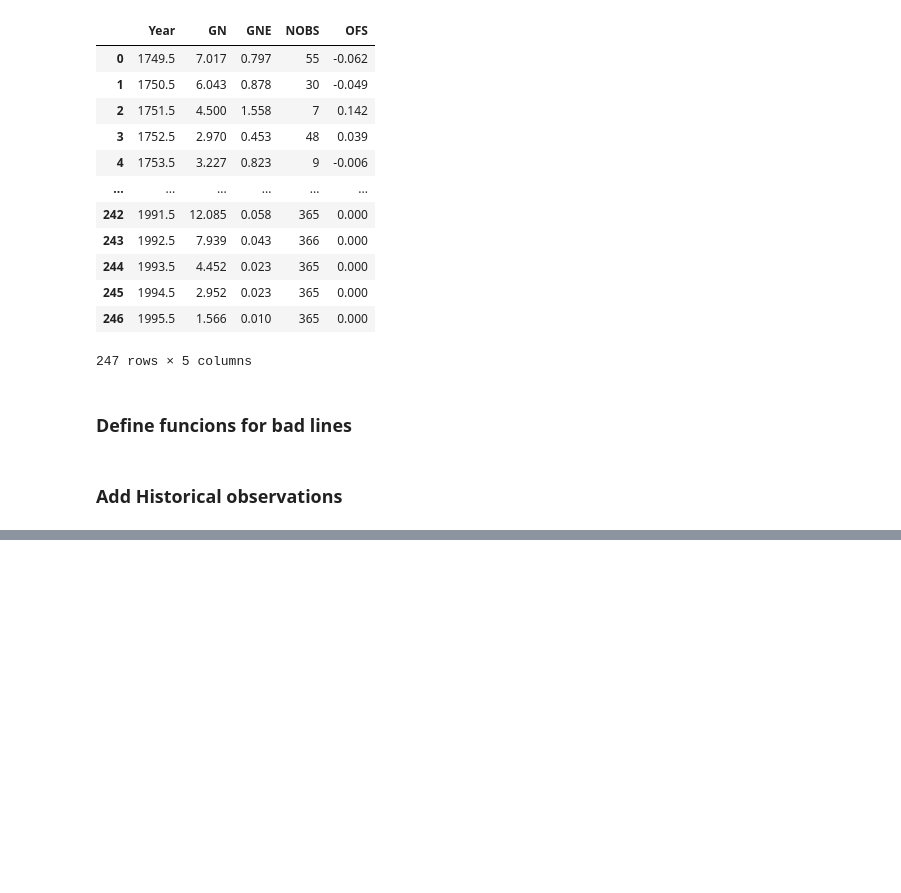
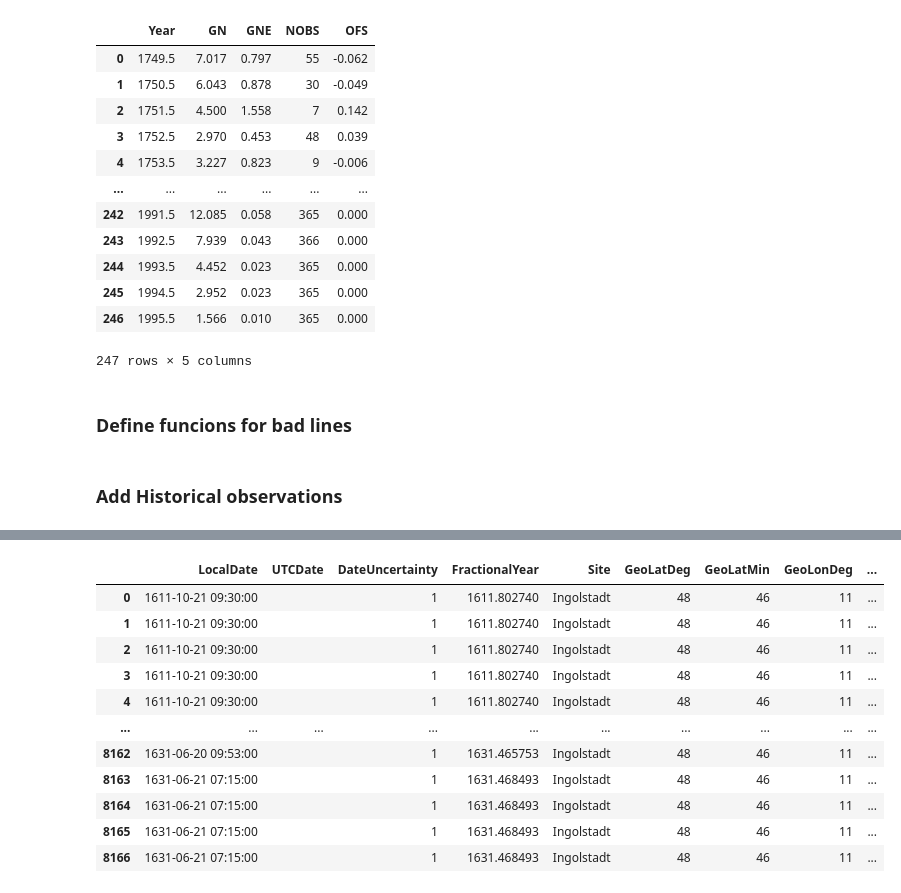
Before and after one commit to amunozj/butterfly_diagram_data, a Jupyter notebook: notebooks/AMJ_HH_long_term_Bfly_1_data_merge.ipynb, the cells around one changed output, grey strips where cells are left out. Saved outputs shown, nothing was run; the diff lists cells and outputs as text; code cells hidden in the pictures; blank space fills up the shorter version.

```diff
--- a/notebooks/AMJ_HH_long_term_Bfly_1_data_merge.ipynb
+++ b/notebooks/AMJ_HH_long_term_Bfly_1_data_merge.ipynb
@@ -3580,0 +273,89 @@ axcb2.set_yticks([])
+# %%
+# Bfly = {}
+
+# --------------------------------------------------------------------------------------------
+# Scheiner
+Bfly["Scheiner"] = {}
+Bfly["Scheiner"]["DF"] = pd.read_table(
+    DATA_FOLDER + "input_data/1611_1631_scheiner_v1.1_20160707.txt",
+    delimiter=r"\s+",
+    engine="python",
+    on_bad_lines=bad_line_printer,
+)
+
+Bfly["Scheiner"]["DF"]["Ordinal"] = Bfly["Scheiner"]["DF"].apply(
+    lambda x: datetime.date(int(x["YYYY"]), int(x["MM"]), int(x["DD"])).toordinal(),
+    axis=1,
+)
+
+Bfly["Scheiner"]["DF"]["FractionalYear"] = Bfly["Scheiner"]["DF"].apply(
+    lambda x: x["YYYY"]
+    + (
+        datetime.date(x["YYYY"], x["MM"], x["DD"]).toordinal()
+        - datetime.date(x["YYYY"], 1, 1).toordinal()
+    )
+    / (
+        datetime.date(x["YYYY"] + 1, 1, 1).toordinal()
+        - datetime.date(x["YYYY"], 1, 1).toordinal()
+    ),
+    axis=1,
+)
+
+Bfly["Scheiner"]["DF"]["LocalDate"] = Bfly["Scheiner"]["DF"].apply(
+    lambda x: datetime.datetime(
+        int(x["YYYY"]), int(x["MM"]), int(x["DD"]), int(x["HH"]), int(x["MI"]), 0
+    ),
+    axis=1,
+)
+
+Bfly["Scheiner"]["DF"]["UTCDate"] = ''
+Bfly["Scheiner"]["DF"]["DateUncertainty"] = 1
+Bfly["Scheiner"]["DF"].loc[:,"Site"] = "Ingolstadt"
+Bfly["Scheiner"]["DF"]["GeoLatDeg"] = 48
+Bfly["Scheiner"]["DF"]["GeoLatMin"] = 46
+Bfly["Scheiner"]["DF"]["GeoLonDeg"] = 11
+Bfly["Scheiner"]["DF"]["GeoLonMin"] = 25
+Bfly["Scheiner"]["DF"]["Year"] = Bfly["Scheiner"]["DF"]["YYYY"]
+Bfly["Scheiner"]["DF"]["Month"] = Bfly["Scheiner"]["DF"]["MM"]
+Bfly["Scheiner"]["DF"]["Day"] = Bfly["Scheiner"]["DF"]["DD"]
+Bfly["Scheiner"]["DF"]["Hour"] = Bfly["Scheiner"]["DF"]["HH"].astype(int)
+Bfly["Scheiner"]["DF"]["Minute"] = Bfly["Scheiner"]["DF"]["MI"].astype(int)
+Bfly["Scheiner"]["DF"]["Lat"] = Bfly["Scheiner"]["DF"]["BBB.B"]
+Bfly["Scheiner"]["DF"]["LatError"] = np.nan
+Bfly["Scheiner"]["DF"]["CarringtonLon"] = Bfly["Scheiner"]["DF"]["LLL.L"]
+Bfly["Scheiner"]["DF"]["LonFromDiskCenter"] = Bfly["Scheiner"]["DF"]["CMD"]
+Bfly["Scheiner"]["DF"]["LonError"] = np.nan
+Bfly["Scheiner"]["DF"]["DegreesFromDiskCenter"] = Bfly["Scheiner"]["DF"]["DELTA"]
+Bfly["Scheiner"]["DF"]["PlacementUncertainty"] = 4.0
+Bfly["Scheiner"]["DF"]["OrientationUncertainty"] = 4.5
+Bfly["Scheiner"]["DF"]["RawGroupArea"] = np.nan
+Bfly["Scheiner"]["DF"]["RawSpotArea"] = np.nan
+Bfly["Scheiner"]["DF"]["RawSpotAreaUmbral"] = Bfly["Scheiner"]["DF"]["UMB"]
+Bfly["Scheiner"]["DF"]["SpotID"] = np.nan
+Bfly["Scheiner"]["DF"]["GroupID"] = Bfly["Scheiner"]["DF"]["GROUP"].astype(int)
+Bfly["Scheiner"]["DF"]["Source"] = "Scheiner"
+Bfly["Scheiner"]["DF"]["Cycle"] = np.nan
+Bfly["Scheiner"]["DF"]["CycleName"] = ''
+Bfly["Scheiner"]["DF"]["Origin"] = 'arlt2016'
+Bfly["Scheiner"]["DF"]["Reference"] = "https://doi.org/10.1051/0004-6361/201629000"
+
+# TODO: Check site
+# Early Scheiner
+Bfly["Scheiner"]["DF"].loc[Bfly["Scheiner"]["DF"]["Year"]<1617,"PlacementUncertainty"] = 2.5
+Bfly["Scheiner"]["DF"].loc[Bfly["Scheiner"]["DF"]["Year"]<1617,"OrientationUncertainty"] = 2.5
+
+Bfly["Scheiner"]["DF"] = Bfly["Scheiner"]["DF"].loc[:,Columns_to_keep]
+Bfly["Scheiner"]["DF"]
+# %% [output]
+|  | LocalDate | UTCDate | DateUncertainty | FractionalYear | Site | GeoLatDeg | GeoLatMin | GeoLonDeg | ... |
+| 0 | 1611-10-21 09:30:00 |  | 1 | 1611.802740 | Ingolstadt | 48 | 46 | 11 | ... |
+| 1 | 1611-10-21 09:30:00 |  | 1 | 1611.802740 | Ingolstadt | 48 | 46 | 11 | ... |
+| 2 | 1611-10-21 09:30:00 |  | 1 | 1611.802740 | Ingolstadt | 48 | 46 | 11 | ... |
+| 3 | 1611-10-21 09:30:00 |  | 1 | 1611.802740 | Ingolstadt | 48 | 46 | 11 | ... |
+| 4 | 1611-10-21 09:30:00 |  | 1 | 1611.802740 | Ingolstadt | 48 | 46 | 11 | ... |
+| ... | ... | ... | ... | ... | ... | ... | ... | ... | ... |
+| 8162 | 1631-06-20 09:53:00 |  | 1 | 1631.465753 | Ingolstadt | 48 | 46 | 11 | ... |
+| 8163 | 1631-06-21 07:15:00 |  | 1 | 1631.468493 | Ingolstadt | 48 | 46 | 11 | ... |
+| 8164 | 1631-06-21 07:15:00 |  | 1 | 1631.468493 | Ingolstadt | 48 | 46 | 11 | ... |
+| 8165 | 1631-06-21 07:15:00 |  | 1 | 1631.468493 | Ingolstadt | 48 | 46 | 11 | ... |
+| 8166 | 1631-06-21 07:15:00 |  | 1 | 1631.468493 | Ingolstadt | 48 | 46 | 11 | ... |
```
Also changed, not shown: parts of 85 cells of this notebook.
